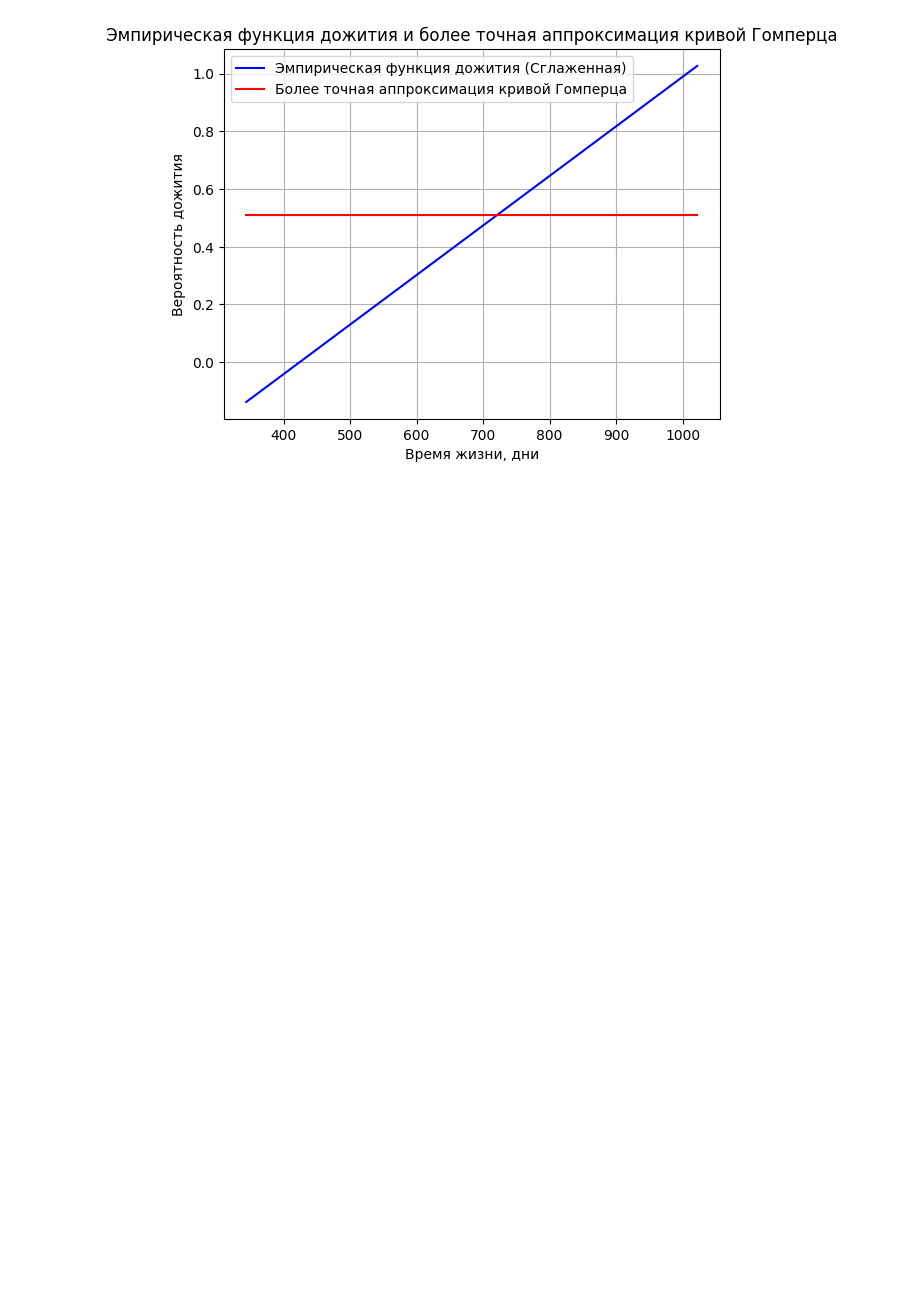
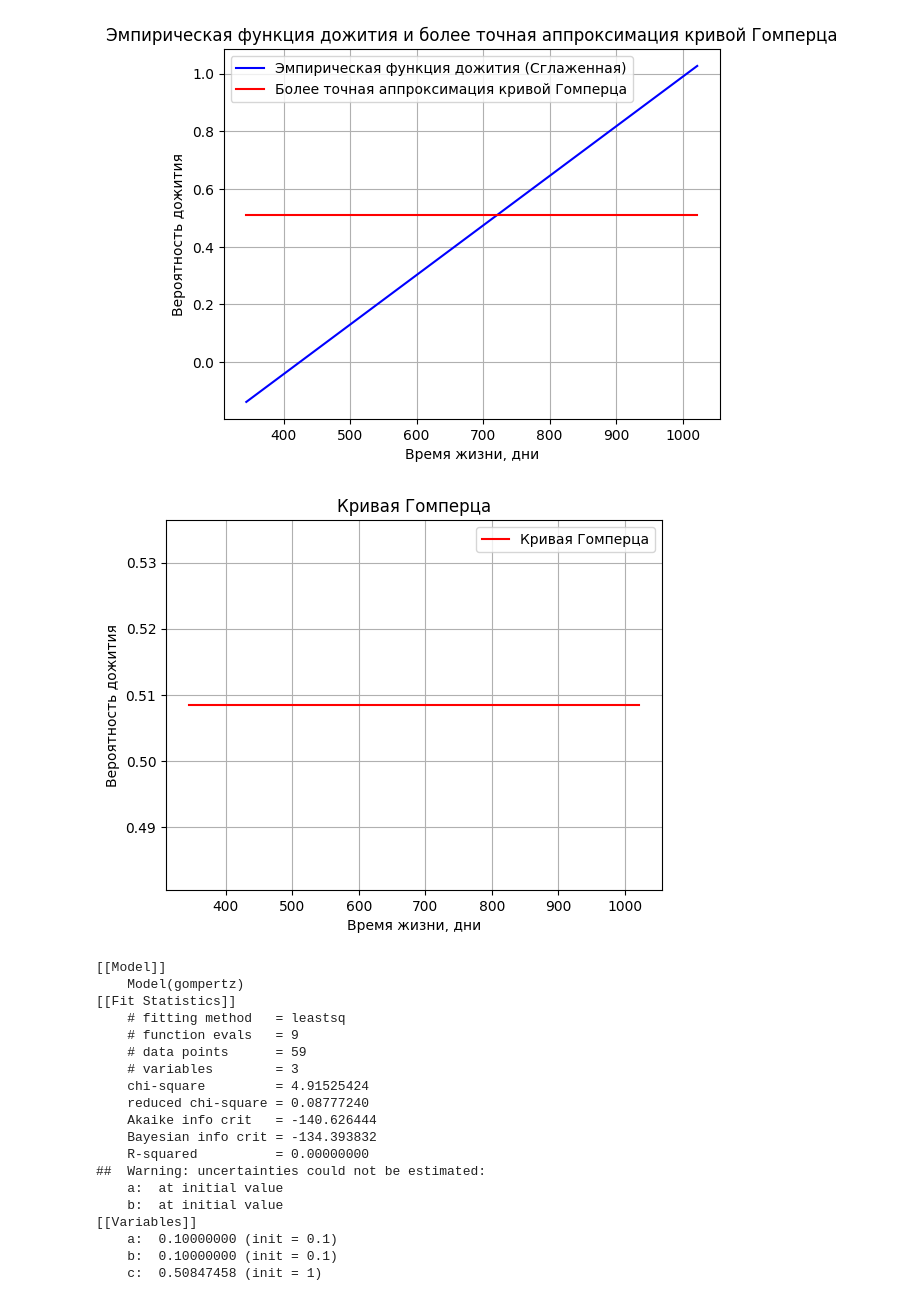
Before and after one commit to quasimuzzle/Biostatistics, a Jupyter notebook: lab1.ipynb, the cells around one changed output. Cells and saved outputs as stored; diff of their text form; code cells hidden in the pictures; blank space fills up the shorter version.

Commit message:
spline data

```diff
--- a/lab1.ipynb
+++ b/lab1.ipynb
@@ -229,3 +229,51 @@ plt.show()
     b:  0.10000000 (init = 0.1)
     c:  0.50847458 (init = 1)
 [figure]
+# %%
+
+
+# Определение модели Гомперца для аппроксимации
+def gompertz(t, a, b, c):
+    return c * np.exp(-a * np.exp(-b * t))
+
+model = Model(gompertz)
+
+# Оценка параметров с помощью lmfit
+params = model.make_params(a=0.1, b=0.1, c=1)
+result = model.fit(y, t=data_sorted, params=params)
+
+# График кривой Гомперца
+data_sorted = np.sort(data)
+t = np.linspace(data_sorted[0], data_sorted[-1], 1000)
+y_gompertz = result.eval(t=t)
+
+plt.plot(t, y_gompertz, 'r-', label='Кривая Гомперца')
+plt.xlabel('Время жизни, дни')
+plt.ylabel('Вероятность дожития')
+plt.legend()
+plt.title('Кривая Гомперца')
+plt.grid(True)
+plt.show()
+
+print(result.fit_report())
+# %% [output]
+[figure, added]
+[[Model]]
+    Model(gompertz)
+[[Fit Statistics]]
+    # fitting method   = leastsq
+    # function evals   = 9
+    # data points      = 59
+    # variables        = 3
+    chi-square         = 4.91525424
+    reduced chi-square = 0.08777240
+    Akaike info crit   = -140.626444
+    Bayesian info crit = -134.393832
+    R-squared          = 0.00000000
+##  Warning: uncertainties could not be estimated:
+    a:  at initial value
+    b:  at initial value
+[[Variables]]
+    a:  0.10000000 (init = 0.1)
+    b:  0.10000000 (init = 0.1)
+    c:  0.50847458 (init = 1)
```
Also changed, not shown: 1 other file.
